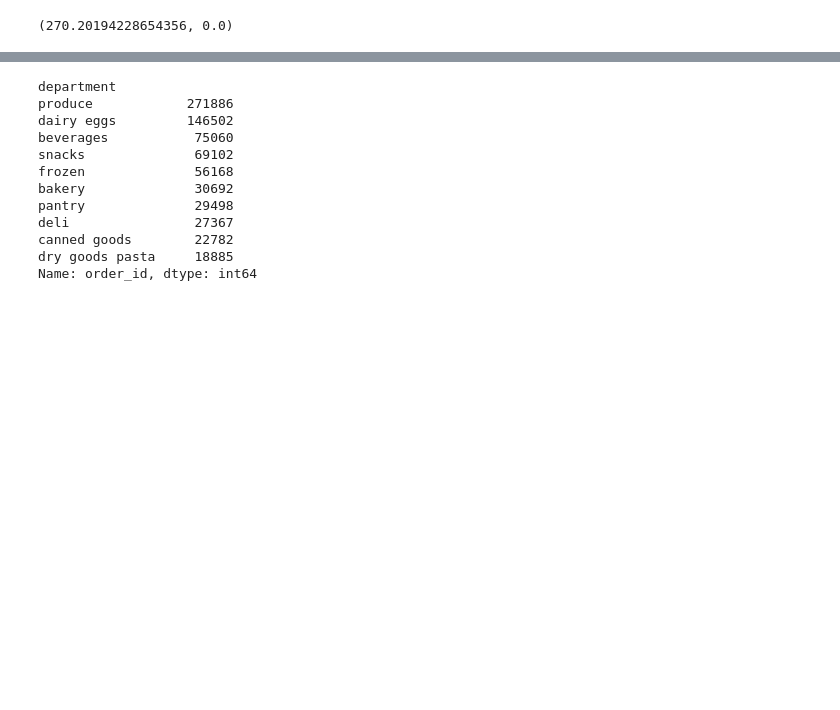
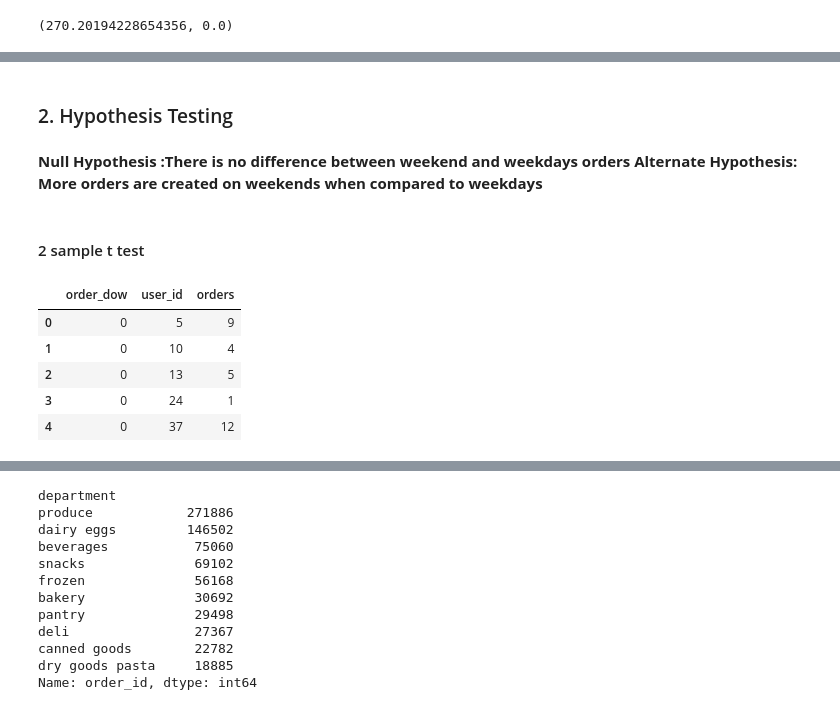
Before and after one commit to saranyakarthi4/Recommendation-Systems, a Jupyter notebook: Exploratory Data Analysis.ipynb, the cells around one changed output, grey strips where cells are left out. Cells and saved outputs as stored; diff of their text form; code cells hidden in the pictures; blank space fills up the shorter version.

```diff
--- a/Exploratory Data Analysis.ipynb
+++ b/Exploratory Data Analysis.ipynb
@@ -348,0 +351,7 @@ __This shows all products are not having reorder pct > 50%__
+# %% [markdown]
+### 2. Hypothesis Testing
+# %% [markdown]
+__Null Hypothesis :There is no difference between weekend and weekdays orders
+Alternate Hypothesis: More orders are created on weekends when compared to weekdays__
+# %% [markdown]
+#### 2 sample t test
@@ -348,0 +361,9 @@ __This shows all products are not having reorder pct > 50%__
+# %%
+day_orders.head() # 0 is Saturday, 1 is Sunday and so on
+# %% [output]
+|  | order_dow | user_id | orders |
+| 0 | 0 | 5 | 9 |
+| 1 | 0 | 10 | 4 |
+| 2 | 0 | 13 | 5 |
+| 3 | 0 | 24 | 1 |
+| 4 | 0 | 37 | 12 |
```
Also changed, not shown: parts of 18 cells of this notebook.
